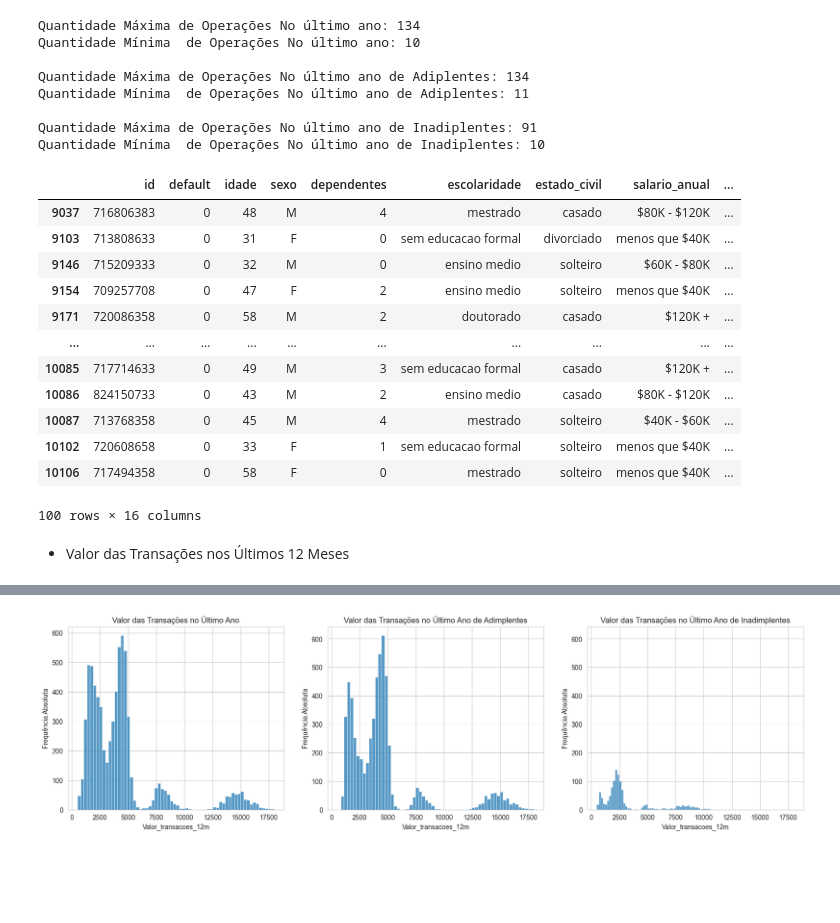
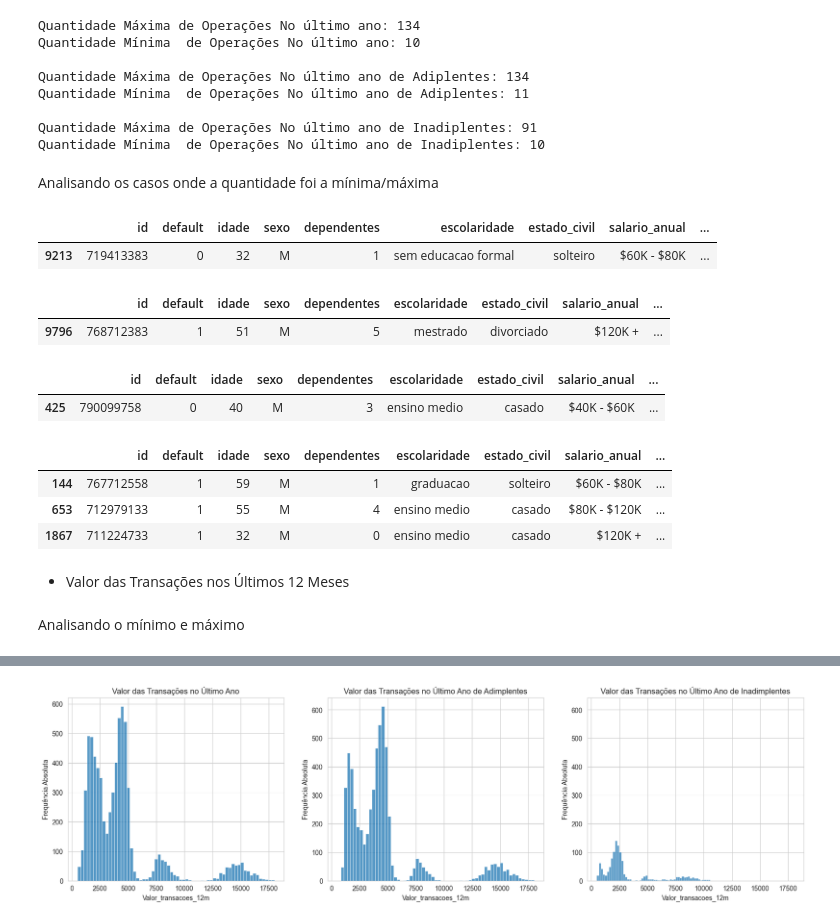
Before and after one commit to giveuperror/projeto-final-python, a Jupyter notebook: Python_M10_support material10 (1).ipynb, the cells around one changed output, grey strips where cells are left out. Saved outputs shown, nothing was run; the diff lists cells and outputs as text; code cells hidden in the pictures; blank space fills up the shorter version.

```diff
--- a/Python_M10_support material10 (1).ipynb
+++ b/Python_M10_support material10 (1).ipynb
@@ -601,22 +601,39 @@ Quantidade Mínima  de Operações No último ano de Adiplentes: 11
 
 Quantidade Máxima de Operações No último ano de Inadiplentes: 91
 Quantidade Mínima  de Operações No último ano de Inadiplentes: 10
-# %%
-linhas_maior_que_120 = df[df['qtd_transacoes_12m'] > 120]
-linhas_maior_que_120
-# %% [output]
-|  | id | default | idade | sexo | dependentes | escolaridade | estado_civil | salario_anual | ... |
-| 9037 | 716806383 | 0 | 48 | M | 4 | mestrado | casado | $80K - $120K | ... |
-| 9103 | 713808633 | 0 | 31 | F | 0 | sem educacao formal | divorciado | menos que $40K | ... |
-| 9146 | 715209333 | 0 | 32 | M | 0 | ensino medio | solteiro | $60K - $80K | ... |
-| 9154 | 709257708 | 0 | 47 | F | 2 | ensino medio | solteiro | menos que $40K | ... |
-| 9171 | 720086358 | 0 | 58 | M | 2 | doutorado | casado | $120K + | ... |
-| ... | ... | ... | ... | ... | ... | ... | ... | ... | ... |
-| 10085 | 717714633 | 0 | 49 | M | 3 | sem educacao formal | casado | $120K + | ... |
-| 10086 | 824150733 | 0 | 43 | M | 2 | ensino medio | casado | $80K - $120K | ... |
-| 10087 | 713768358 | 0 | 45 | M | 4 | mestrado | solteiro | $40K - $60K | ... |
-| 10102 | 720608658 | 0 | 33 | F | 1 | sem educacao formal | solteiro | menos que $40K | ... |
-| 10106 | 717494358 | 0 | 58 | F | 0 | mestrado | solteiro | menos que $40K | ... |
-100 rows × 16 columns
+# %% [markdown]
+Analisando os casos onde a quantidade foi a mínima/máxima
+# %%
+#  Clientes adiplentes que realizaram o maior número de transações
+linhas_maior_que_max_adi = df_adimplente[df_adimplente['qtd_transacoes_12m'] >= 134]
+linhas_maior_que_max_adi
+# %% [output]
+|  | id | default | idade | sexo | dependentes | escolaridade | estado_civil | salario_anual | ... |
+| 9213 | 719413383 | 0 | 32 | M | 1 | sem educacao formal | solteiro | $60K - $80K | ... |
+# %%
+#  Clientes Inadiplentes que realizaram o maior  número de transações
+linhas_maior_que_max_inadi = df_inadimplente[df_inadimplente['qtd_transacoes_12m'] >= 91]
+linhas_maior_que_max_inadi
+# %% [output]
+|  | id | default | idade | sexo | dependentes | escolaridade | estado_civil | salario_anual | ... |
+| 9796 | 768712383 | 1 | 51 | M | 5 | mestrado | divorciado | $120K + | ... |
+# %%
+#  Clientes adiplentes que realizaram o menor número de transações
+linhas_maior_que_min_adi = df_adimplente[df_adimplente['qtd_transacoes_12m'] <=11]
+linhas_maior_que_min_adi
+# %% [output]
+|  | id | default | idade | sexo | dependentes | escolaridade | estado_civil | salario_anual | ... |
+| 425 | 790099758 | 0 | 40 | M | 3 | ensino medio | casado | $40K - $60K | ... |
+# %%
+#  Clientes inadiplentes que realizaram o maior número de transações
+linhas_maior_que_min_inadi = df_inadimplente[df_inadimplente['qtd_transacoes_12m'] <=10]
+linhas_maior_que_min_inadi
+# %% [output]
+|  | id | default | idade | sexo | dependentes | escolaridade | estado_civil | salario_anual | ... |
+| 144 | 767712558 | 1 | 59 | M | 1 | graduacao | solteiro | $60K - $80K | ... |
+| 653 | 712979133 | 1 | 55 | M | 4 | ensino medio | casado | $80K - $120K | ... |
+| 1867 | 711224733 | 1 | 32 | M | 0 | ensino medio | casado | $120K + | ... |
 # %% [markdown]
  - Valor das Transações nos Últimos 12 Meses
+# %% [markdown]
+Analisando o mínimo e máximo
```
Also changed, not shown: parts of 5 cells of this notebook.
